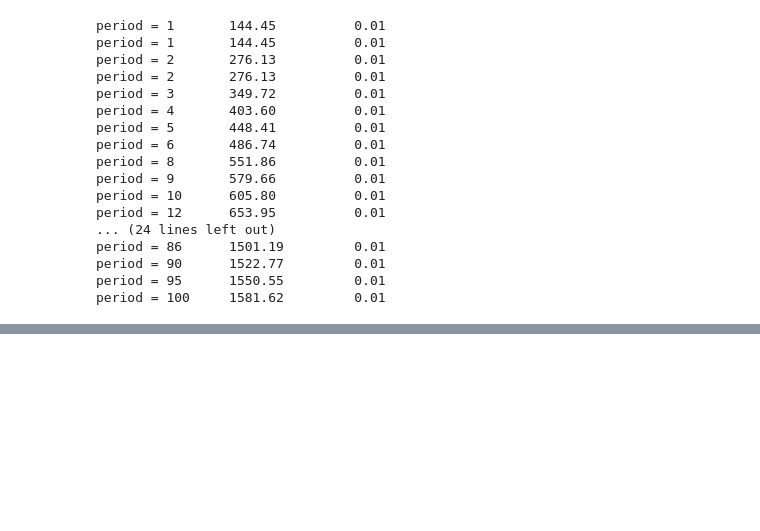
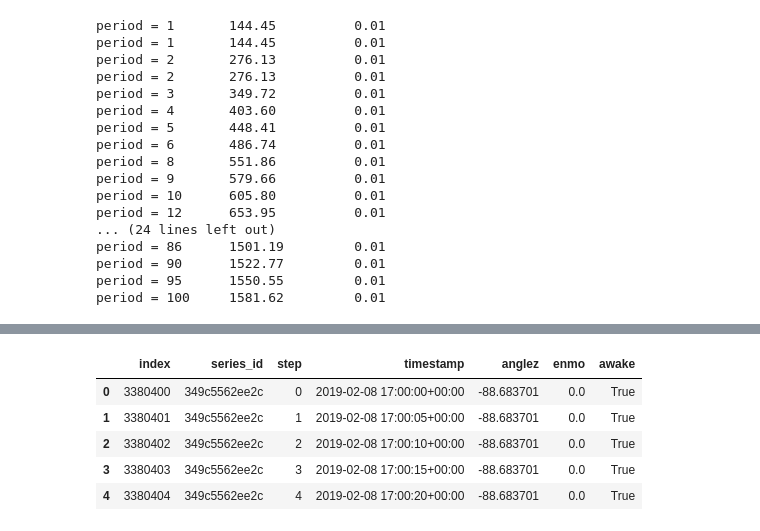
Before and after one commit to Felecort/TDA_Uni, a Jupyter notebook: src/cut_dataset.ipynb, the cells around one changed output, grey strips where cells are left out. Saved outputs shown, nothing was run; the diff lists cells and outputs as text; code cells hidden in the pictures; blank space fills up the shorter version.

```diff
--- a/src/cut_dataset.ipynb
+++ b/src/cut_dataset.ipynb
@@ -115,0 +164,13 @@ period = 100     1581.62         0.01
+# %%
+truncated_data = pd.read_csv("../data/truncated_dataset.csv", index_col="Unnamed: 0")
+# %%
+truncated_data['timestamp'] = pd.to_datetime(truncated_data['timestamp'], utc=True)
+# %%
+truncated_data.head()
+# %% [output]
+|  | index | series_id | step | timestamp | anglez | enmo | awake |
+| 0 | 3380400 | 349c5562ee2c | 0 | 2019-02-08 17:00:00+00:00 | -88.683701 | 0.0 | True |
+| 1 | 3380401 | 349c5562ee2c | 1 | 2019-02-08 17:00:05+00:00 | -88.683701 | 0.0 | True |
+| 2 | 3380402 | 349c5562ee2c | 2 | 2019-02-08 17:00:10+00:00 | -88.683701 | 0.0 | True |
+| 3 | 3380403 | 349c5562ee2c | 3 | 2019-02-08 17:00:15+00:00 | -88.683701 | 0.0 | True |
+| 4 | 3380404 | 349c5562ee2c | 4 | 2019-02-08 17:00:20+00:00 | -88.683701 | 0.0 | True |
```
Also changed, not shown: parts of 13 cells of this notebook.
